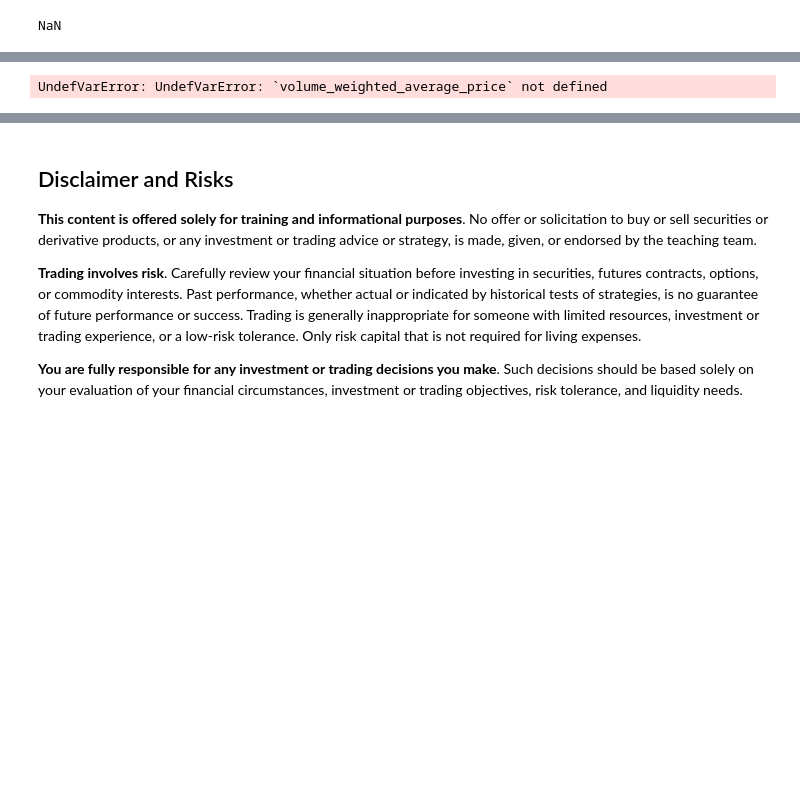
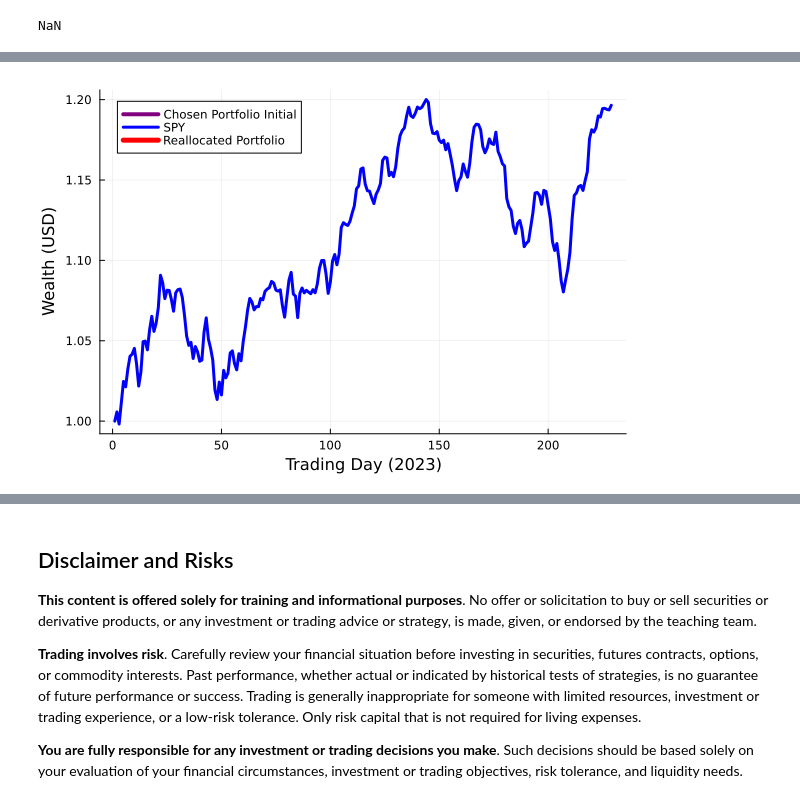
Before and after one commit to ek665/CHEME-5660-Project-F23, a Jupyter notebook: Template.ipynb, the cells around one changed output, grey strips where cells are left out. Cells and saved outputs as stored; diff of their text form; code cells hidden in the pictures; blank space fills up the shorter version.

```diff
--- a/Template.ipynb
+++ b/Template.ipynb
@@ -620,15 +620,15 @@ pretty_table(reallocate_data, header=["index", tickers..., "risk (sqrt)", "total
 # %%
 plot((1/table_data[1,end]).*table_data[:,end],
     lw=4, c=:purple, label="Chosen Portfolio Initial")
-plot!((1/SPY_df[1:volume_weighted_average_price]).*SPY_df[1:trading_days,:volume_weighted_average_price],
+plot!((1/SPY_df[1,:volume_weighted_average_price]).*SPY_df[1:trading_days,:volume_weighted_average_price],
     lw=3, c=:blue, label="SPY")
 plot!((1/reallocated_portfolio[1,end]).*reallocated_portfolio[:,end],
     lw=6, c=:red, label="Reallocated Portfolio")
 
 xlabel!("Trading Day (2023)", fontsize=18)
-ylabel!("Wealth/$ (USD)", fontsize=18)
+ylabel!("Wealth (USD)", fontsize=18)
 # %% [output]
-UndefVarError: UndefVarError: `volume_weighted_average_price` not defined
+[figure, added]
 # %%
 shares_array=Array{Float64, 2}(undef, trading_days+1, length(w)+1)
 shares_array[1,1]=0
```
